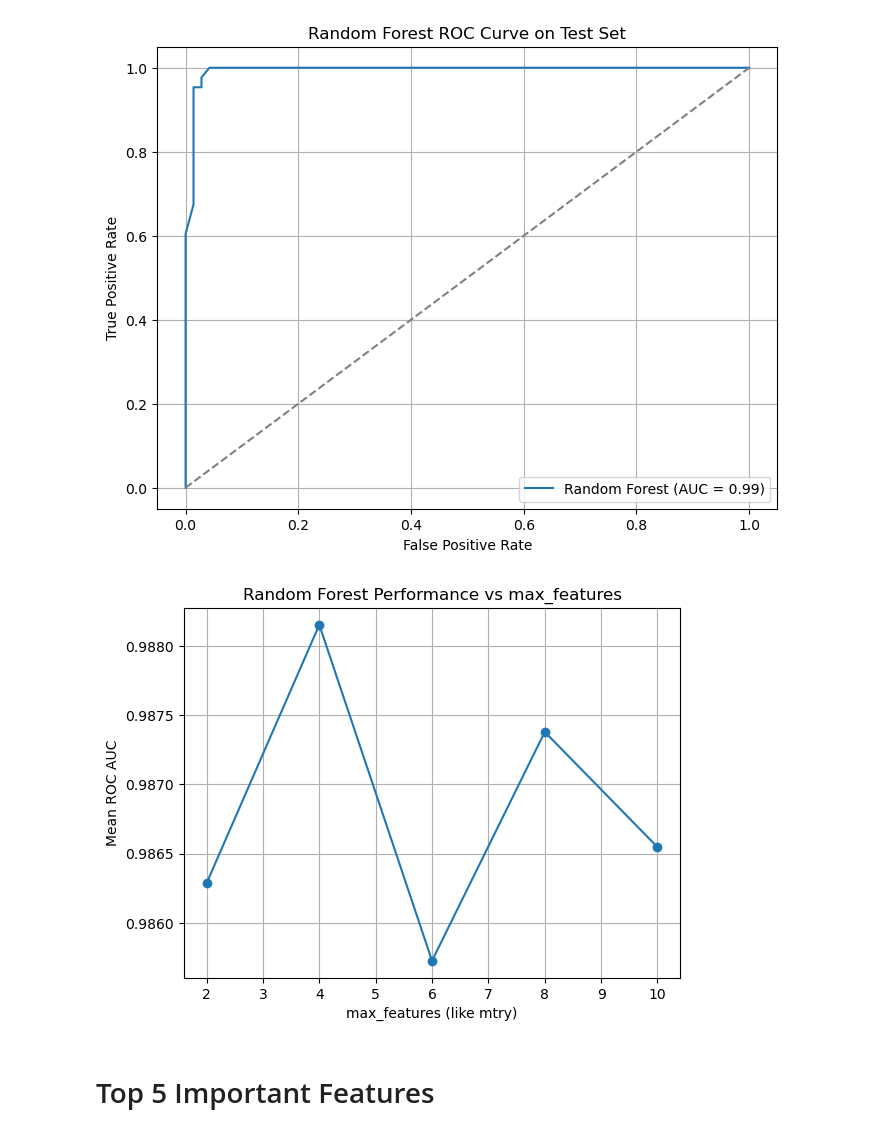
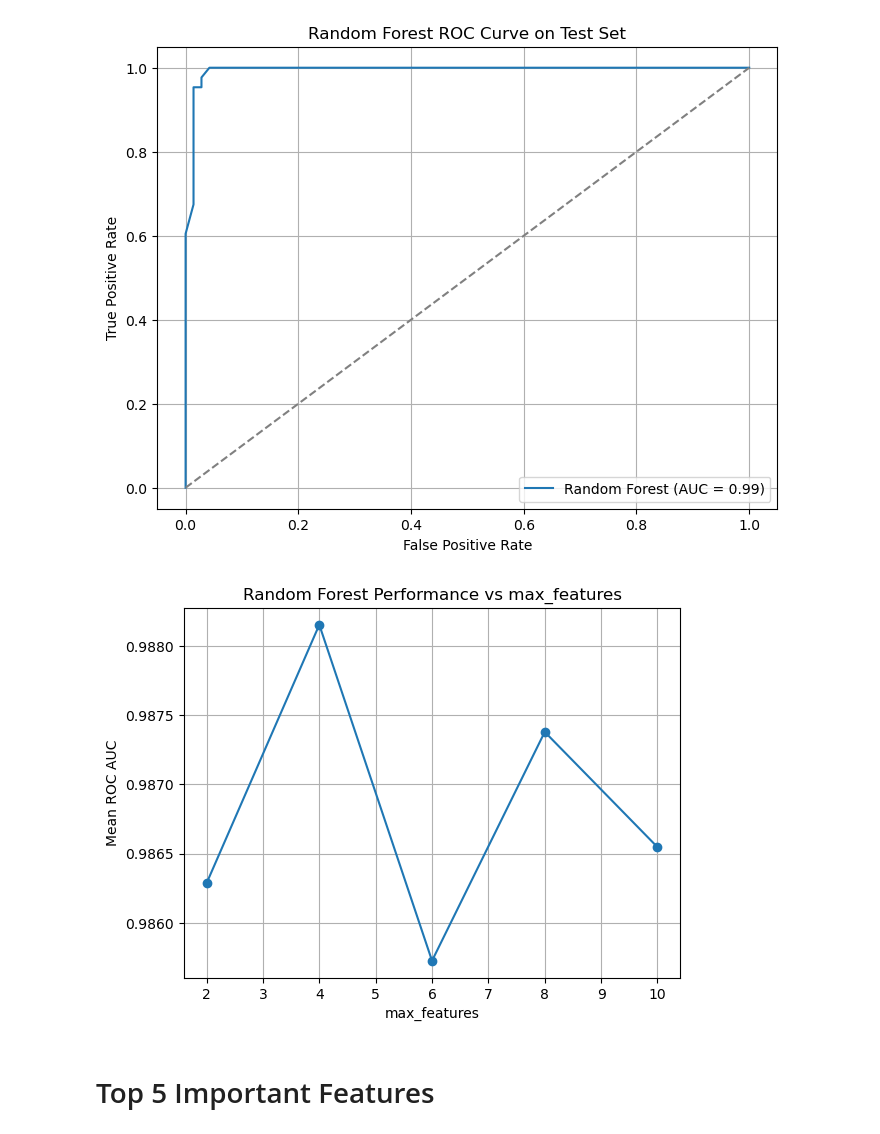
Before and after one commit to omaralfaqih6/breast_cancer_wisconsin, a Jupyter notebook: src/data_prep_mod_setup.ipynb, the cells around one changed output. Cells and saved outputs as stored; diff of their text form; code cells hidden in the pictures.

```diff
--- a/src/data_prep_mod_setup.ipynb
+++ b/src/data_prep_mod_setup.ipynb
@@ -714,27 +722,27 @@ Test Set ROC AUC: 0.9941
 # %%
 ## RF model is the obvious choice here
 ## lets do some diagnostics for RF
 from sklearn.model_selection import GridSearchCV
 import matplotlib.pyplot as plt
-# Grid search over 'max_features' (like 'mtry' in R)
+# Grid search over 'max_features'
 param_grid = {'max_features': [2, 4, 6, 8, 10]}
 grid_search = GridSearchCV(
     RandomForestClassifier(random_state=42),
     param_grid,
     scoring='roc_auc',
     cv=5
 )
 grid_search.fit(X_train, y_train)
 # Plot ROC AUC vs max_features
 scores = grid_search.cv_results_['mean_test_score']
 plt.plot(param_grid['max_features'], scores, marker='o')
-plt.xlabel('max_features (like mtry)')
+plt.xlabel('max_features')
 plt.ylabel('Mean ROC AUC')
 plt.title('Random Forest Performance vs max_features')
 plt.grid(True)
 plt.show()
 # %% [output]
-[figure, old version]
+[figure, new version]
 # %% [markdown]
 # Top 5 Important Features<br>
 # %%
```
Also changed, not shown: parts of 14 cells of this notebook.
